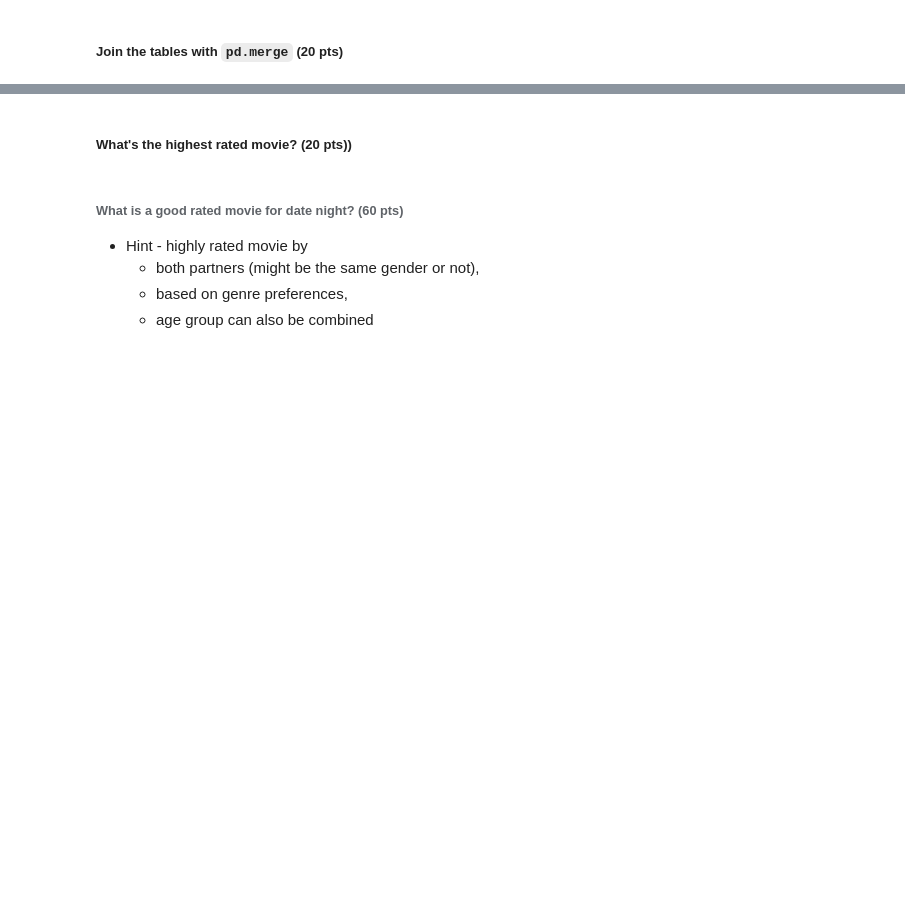
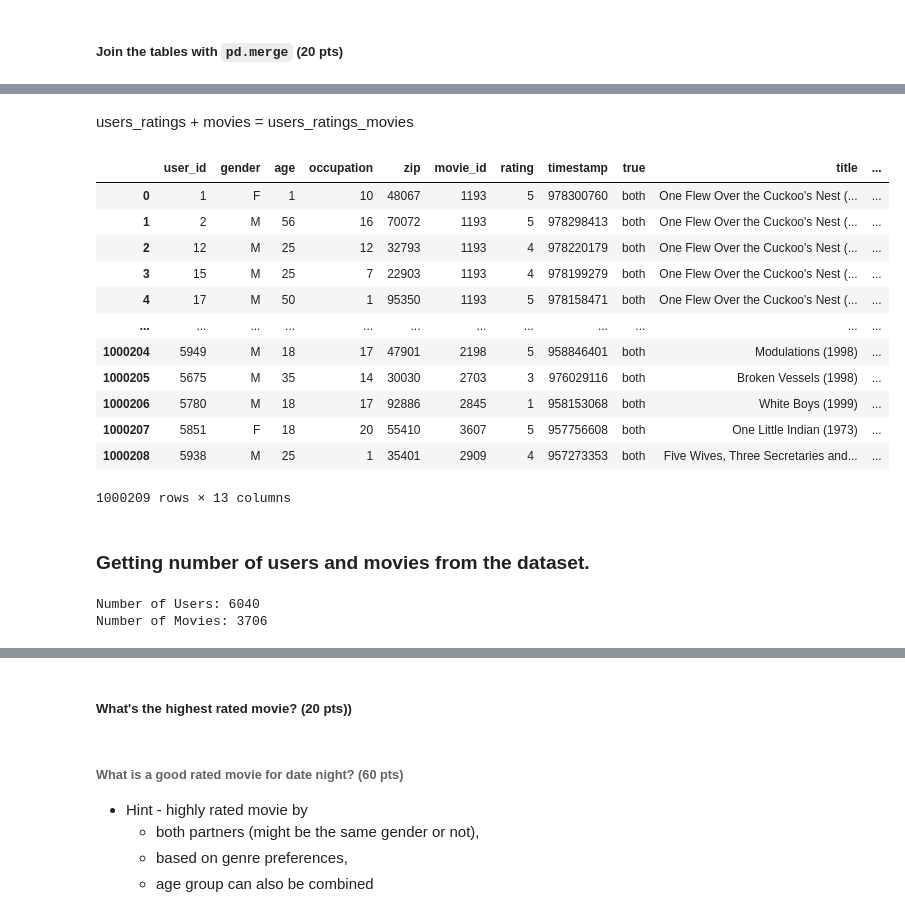
Before and after one commit to VarshaAnnamalai/Varsha-CSC_605_2022_Assignment, a Jupyter notebook: Assignment_2/src/date_night_movie.ipynb, the cells around one changed output, grey strips where cells are left out. Cells and saved outputs as stored; diff of their text form; code cells hidden in the pictures; blank space fills up the shorter version.

```diff
--- a/Assignment_2/src/date_night_movie.ipynb
+++ b/Assignment_2/src/date_night_movie.ipynb
@@ -99,0 +97,3 @@ print (movies.head())
+# %%
+users_ratings = pd.merge(users, ratings, on=['user_id'], how='inner',indicator='true')
+users_ratings
@@ -99,0 +114,29 @@ print (movies.head())
+# %% [markdown]
+users_ratings + movies = users_ratings_movies
+# %%
+users_ratings_movies = pd.merge(users_ratings, movies, on=['movie_id'], how='inner')
+users_ratings_movies
+# %% [output]
+|  | user_id | gender | age | occupation | zip | movie_id | rating | timestamp | true | title | ... |
+| 0 | 1 | F | 1 | 10 | 48067 | 1193 | 5 | 978300760 | both | One Flew Over the Cuckoo's Nest (... | ... |
+| 1 | 2 | M | 56 | 16 | 70072 | 1193 | 5 | 978298413 | both | One Flew Over the Cuckoo's Nest (... | ... |
+| 2 | 12 | M | 25 | 12 | 32793 | 1193 | 4 | 978220179 | both | One Flew Over the Cuckoo's Nest (... | ... |
+| 3 | 15 | M | 25 | 7 | 22903 | 1193 | 4 | 978199279 | both | One Flew Over the Cuckoo's Nest (... | ... |
+| 4 | 17 | M | 50 | 1 | 95350 | 1193 | 5 | 978158471 | both | One Flew Over the Cuckoo's Nest (... | ... |
+| ... | ... | ... | ... | ... | ... | ... | ... | ... | ... | ... | ... |
+| 1000204 | 5949 | M | 18 | 17 | 47901 | 2198 | 5 | 958846401 | both | Modulations (1998) | ... |
+| 1000205 | 5675 | M | 35 | 14 | 30030 | 2703 | 3 | 976029116 | both | Broken Vessels (1998) | ... |
+| 1000206 | 5780 | M | 18 | 17 | 92886 | 2845 | 1 | 958153068 | both | White Boys (1999) | ... |
+| 1000207 | 5851 | F | 18 | 20 | 55410 | 3607 | 5 | 957756608 | both | One Little Indian (1973) | ... |
+| 1000208 | 5938 | M | 25 | 1 | 35401 | 2909 | 4 | 957273353 | both | Five Wives, Three Secretaries and... | ... |
+1000209 rows × 13 columns
+# %% [markdown]
+### Getting number of users and movies from the dataset.
+# %%
+user_ids = ratings.user_id.unique().tolist()
+movie_ids = ratings.movie_id.unique().tolist()
+print('Number of Users: {}'.format(len(user_ids)))
+print('Number of Movies: {}'.format(len(movie_ids)))
+# %% [output]
+Number of Users: 6040
+Number of Movies: 3706
```
Also changed, not shown: parts of 6 cells of this notebook.
